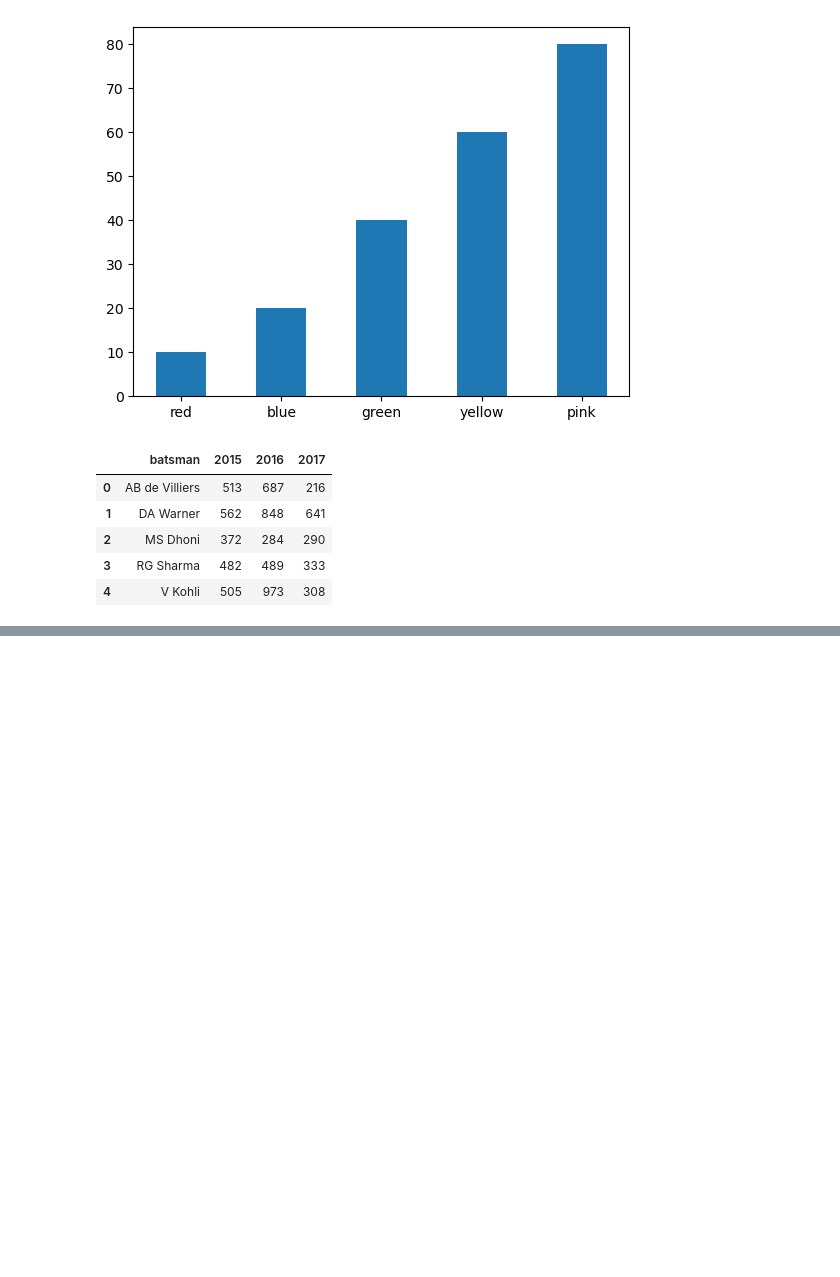
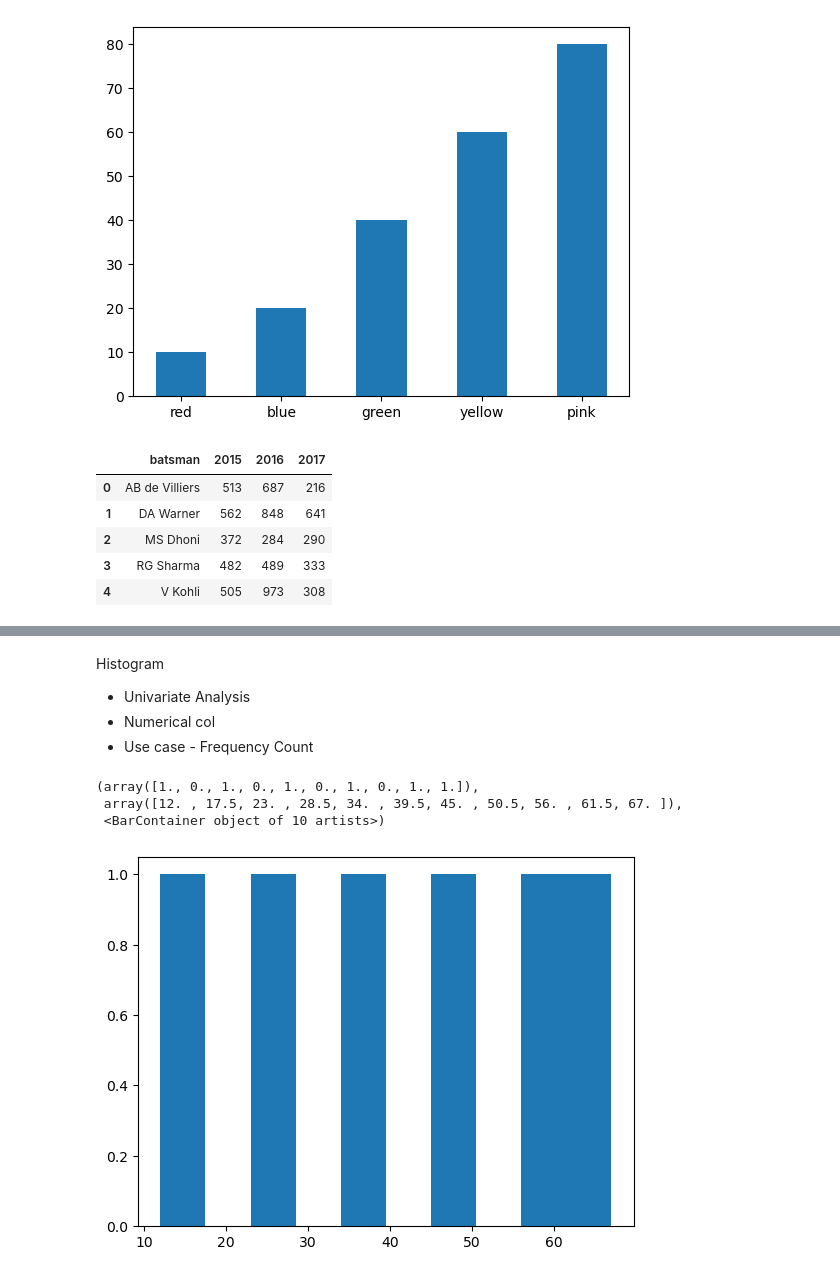
Before and after one commit to Jitudebnath/python, a Jupyter notebook: MATPLOTLIB/Matplotlib.ipynb, the cells around one changed output, grey strips where cells are left out. Drawn from its saved outputs; the diff is of its cells as text; code cells hidden in the pictures; blank space fills up the shorter version.

```diff
--- a/MATPLOTLIB/Matplotlib.ipynb
+++ b/MATPLOTLIB/Matplotlib.ipynb
@@ -310,0 +325,14 @@ plt.bar(np.arange(df.shape[0]),df['2015'],width=0.5)
+# %% [markdown]
+Histogram
+- Univariate Analysis
+- Numerical col
+- Use case - Frequency Count
+# %%
+#simple data
+data=[12,23,34,45,56,67]
+plt.hist(data)
+# %% [output]
+(array([1., 0., 1., 0., 1., 0., 1., 0., 1., 1.]),
+ array([12. , 17.5, 23. , 28.5, 34. , 39.5, 45. , 50.5, 56. , 61.5, 67. ]),
+ <BarContainer object of 10 artists>)
+[figure, added]
```
Also changed, not shown: parts of 75 cells of this notebook, 8 other files.
